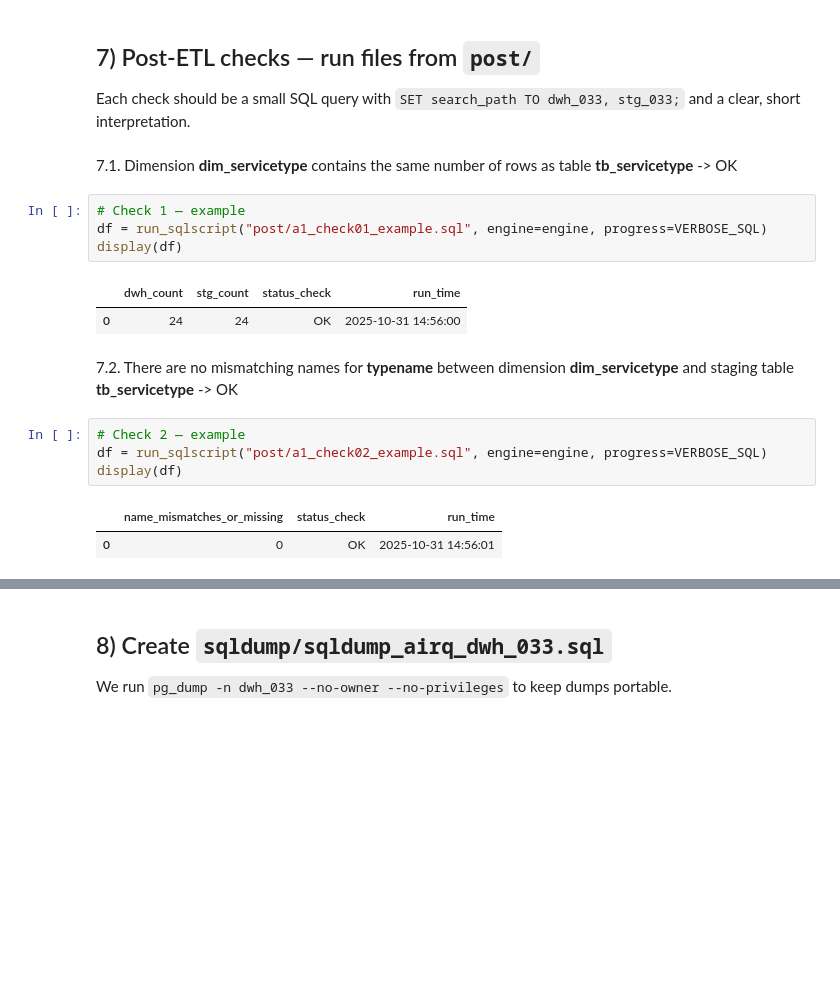
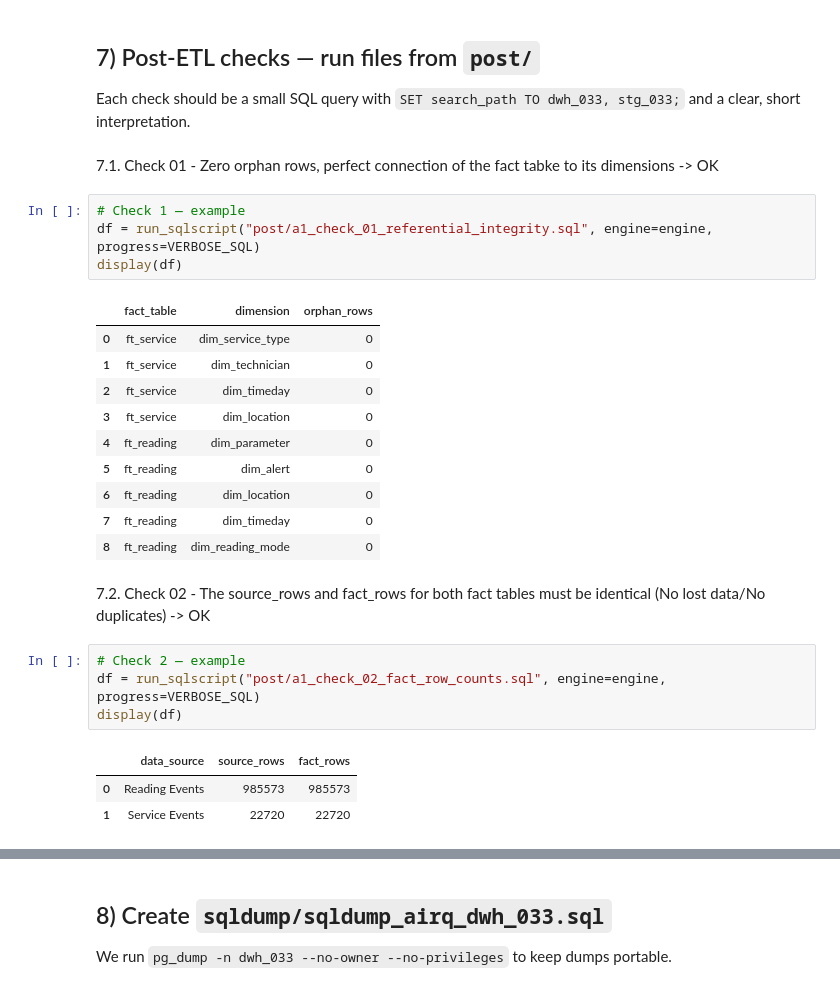
Before and after one commit to 0Pr1me/BI-Assignment, a Jupyter notebook: DWH1_033/AirQ_Part1_033.ipynb, the cells around one changed output, grey strips where cells are left out. Drawn from its saved outputs; the diff is of its cells as text; blank space fills up the shorter version.

```diff
--- a/DWH1_033/AirQ_Part1_033.ipynb
+++ b/DWH1_033/AirQ_Part1_033.ipynb
@@ -348,20 +361,29 @@ else:
 
 Each check should be a small SQL query with `SET search_path TO dwh_033, stg_033;` and a clear, short interpretation.
 # %% [markdown]
-7.1. Dimension **dim_servicetype** contains the same number of rows as table **tb_servicetype** -> OK
+7.1. Check 01 - Zero orphan rows, perfect connection of the fact tabke to its dimensions -> OK
 # %%
 # Check 1 — example
-df = run_sqlscript("post/a1_check01_example.sql", engine=engine, progress=VERBOSE_SQL)
+df = run_sqlscript("post/a1_check_01_referential_integrity.sql", engine=engine, progress=VERBOSE_SQL)
 display(df)
 # %% [output]
-|  | dwh_count | stg_count | status_check | run_time |
-| 0 | 24 | 24 | OK | 2025-10-31 14:56:00 |
+|  | fact_table | dimension | orphan_rows |
+| 0 | ft_service | dim_service_type | 0 |
+| 1 | ft_service | dim_technician | 0 |
+| 2 | ft_service | dim_timeday | 0 |
+| 3 | ft_service | dim_location | 0 |
+| 4 | ft_reading | dim_parameter | 0 |
+| 5 | ft_reading | dim_alert | 0 |
+| 6 | ft_reading | dim_location | 0 |
+| 7 | ft_reading | dim_timeday | 0 |
+| 8 | ft_reading | dim_reading_mode | 0 |
 # %% [markdown]
-7.2. There are no mismatching names for **typename** between dimension **dim_servicetype** and staging table **tb_servicetype** -> OK
+7.2. Check 02 - The source_rows and fact_rows for both fact tables must be identical (No lost data/No duplicates) -> OK
 # %%
 # Check 2 — example
-df = run_sqlscript("post/a1_check02_example.sql", engine=engine, progress=VERBOSE_SQL)
+df = run_sqlscript("post/a1_check_02_fact_row_counts.sql", engine=engine, progress=VERBOSE_SQL)
 display(df)
 # %% [output]
-|  | name_mismatches_or_missing | status_check | run_time |
-| 0 | 0 | OK | 2025-10-31 14:56:01 |
+|  | data_source | source_rows | fact_rows |
+| 0 | Reading Events | 985573 | 985573 |
+| 1 | Service Events | 22720 | 22720 |
```
Also changed, not shown: parts of 14 cells of this notebook, 38 other files.
